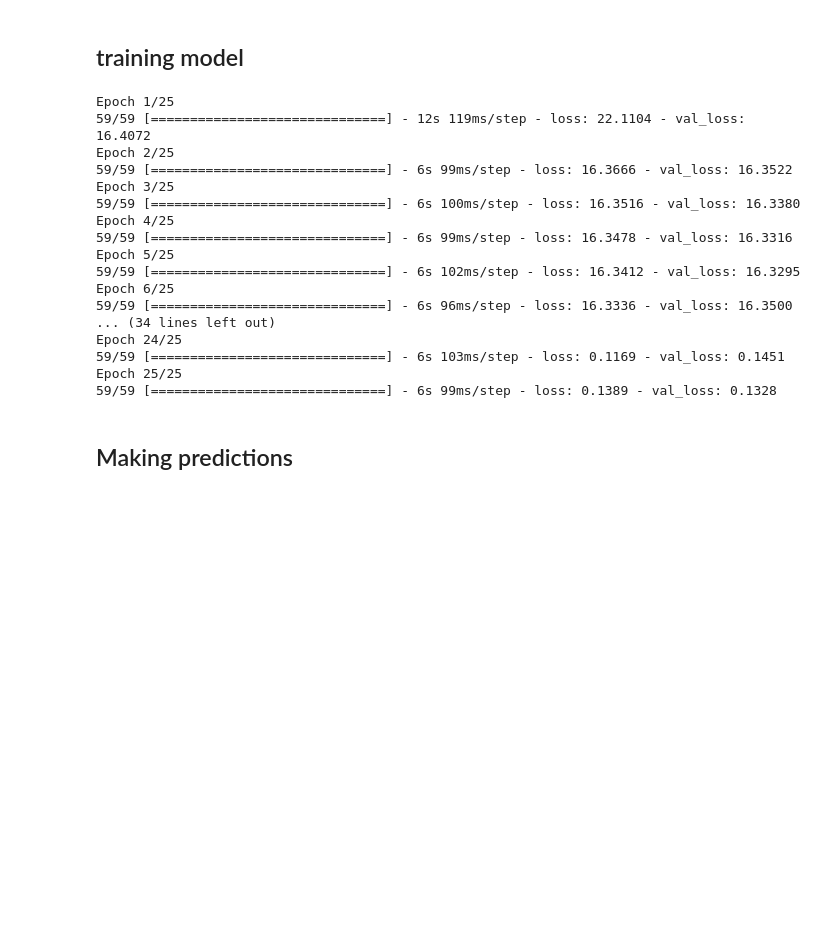
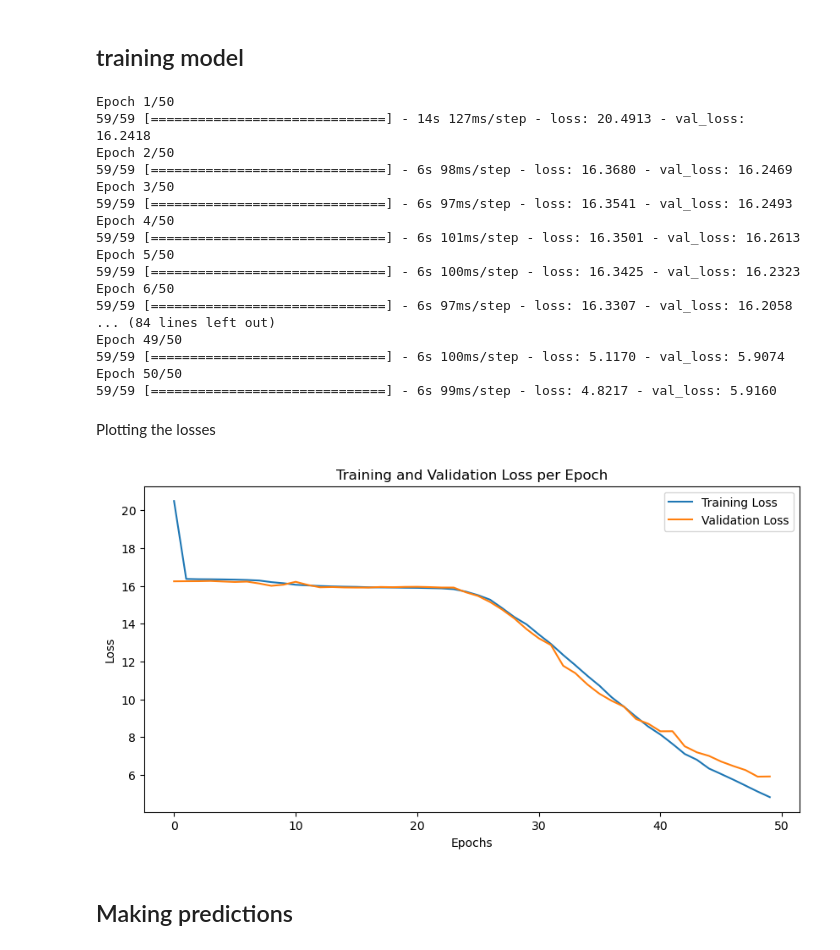
Before and after one commit to KataRiegels/captcha, a Jupyter notebook: merged_with_cleaning.ipynb, the cells around one changed output. Saved outputs shown, nothing was run; the diff lists cells and outputs as text; code cells hidden in the pictures; blank space fills up the shorter version.

```diff
--- a/merged_with_cleaning.ipynb
+++ b/merged_with_cleaning.ipynb
@@ -16,7 +16,7 @@ data_dir = Path("./captcha_images_v2/")
 data_dir2 = Path("./dataset/")
 
 
-d1_epochs = 25 #Changed from 100 to 10
+d1_epochs = 50 #Changed from 100 to 10
 d2_epochs = 25 #Changed from 100 to 10
 # %%
 class CTCLayer(layers.Layer):
@@ -308,8 +308,7 @@ ________________________________________________________________________________
 ## training model
 # %%
 def train_model(self, epochs = 10, early_stopping_patience = 10, model = None):
-    # epochs = 10
-    # early_stopping_patience = 10
+
     # Add early stopping
     early_stopping = keras.callbacks.EarlyStopping(
         monitor="val_loss", patience=early_stopping_patience, restore_best_weights=True
@@ -319,7 +318,6 @@ def train_model(self, epochs = 10, early_stopping_patience = 10, model = None):
         model_to_fit = model
     else:
         model_to_fit = self.model
-
 
     # Train the model
     self.history = model_to_fit.fit(
@@ -333,23 +331,45 @@ DataSetHandler.train_model = train_model
 
 data1.train_model(epochs = d1_epochs)
 # %% [output]
-Epoch 1/25
-59/59 [==============================] - 12s 119ms/step - loss: 22.1104 - val_loss: 16.4072
-Epoch 2/25
-59/59 [==============================] - 6s 99ms/step - loss: 16.3666 - val_loss: 16.3522
-Epoch 3/25
-59/59 [==============================] - 6s 100ms/step - loss: 16.3516 - val_loss: 16.3380
-Epoch 4/25
-59/59 [==============================] - 6s 99ms/step - loss: 16.3478 - val_loss: 16.3316
-Epoch 5/25
-59/59 [==============================] - 6s 102ms/step - loss: 16.3412 - val_loss: 16.3295
-Epoch 6/25
-59/59 [==============================] - 6s 96ms/step - loss: 16.3336 - val_loss: 16.3500
-... (34 lines left out)
-Epoch 24/25
-59/59 [==============================] - 6s 103ms/step - loss: 0.1169 - val_loss: 0.1451
-Epoch 25/25
-59/59 [==============================] - 6s 99ms/step - loss: 0.1389 - val_loss: 0.1328
+Epoch 1/50
+59/59 [==============================] - 14s 127ms/step - loss: 20.4913 - val_loss: 16.2418
+Epoch 2/50
+59/59 [==============================] - 6s 98ms/step - loss: 16.3680 - val_loss: 16.2469
+Epoch 3/50
+59/59 [==============================] - 6s 97ms/step - loss: 16.3541 - val_loss: 16.2493
+Epoch 4/50
+59/59 [==============================] - 6s 101ms/step - loss: 16.3501 - val_loss: 16.2613
+Epoch 5/50
+59/59 [==============================] - 6s 100ms/step - loss: 16.3425 - val_loss: 16.2323
+Epoch 6/50
+59/59 [==============================] - 6s 97ms/step - loss: 16.3307 - val_loss: 16.2058
+... (84 lines left out)
+Epoch 49/50
+59/59 [==============================] - 6s 100ms/step - loss: 5.1170 - val_loss: 5.9074
+Epoch 50/50
+59/59 [==============================] - 6s 99ms/step - loss: 4.8217 - val_loss: 5.9160
+# %% [markdown]
+Plotting the losses
+# %%
+def plot_training_validation_loss(data_handler_instance):
+    # Access the training and validation loss from the 'history' attribute
+    train_losses = data_handler_instance.history.history['loss']
+    val_losses = data_handler_instance.history.history['val_loss']
+
+    # Plotting
+    plt.figure(figsize=(10, 5))
+    plt.plot(train_losses, label='Training Loss')
+    plt.plot(val_losses, label='Validation Loss')
+    plt.title('Training and Validation Loss per Epoch')
+    plt.xlabel('Epochs')
+    plt.ylabel('Loss')
+    plt.legend()
+    plt.show()
+
+# Example usage
+plot_training_validation_loss(data1)
+# %% [output]
+[figure, added]
 # %% [markdown]
 ## Making predictions
 # %%
```
Also changed, not shown: parts of 10 cells of this notebook.
